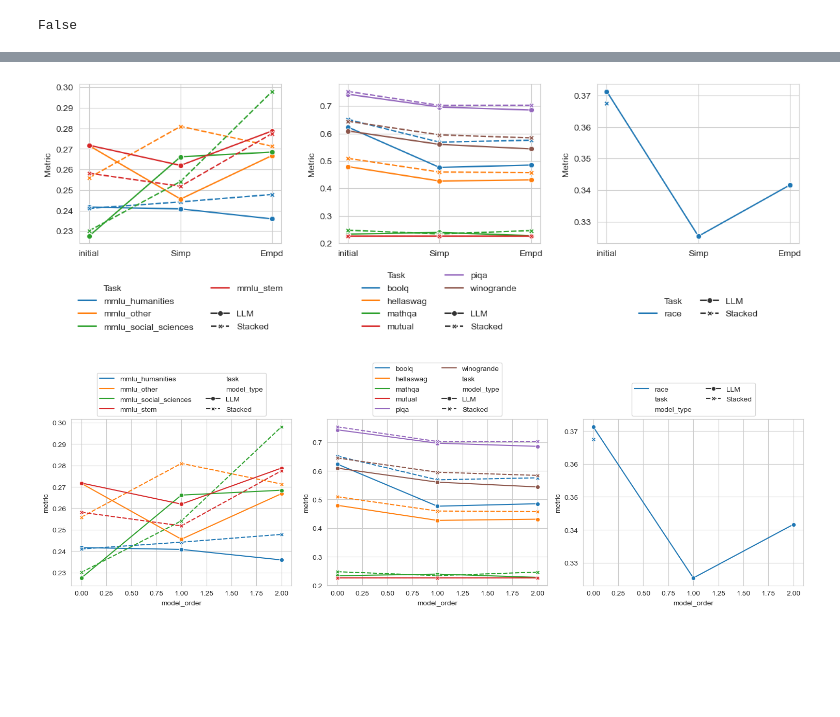
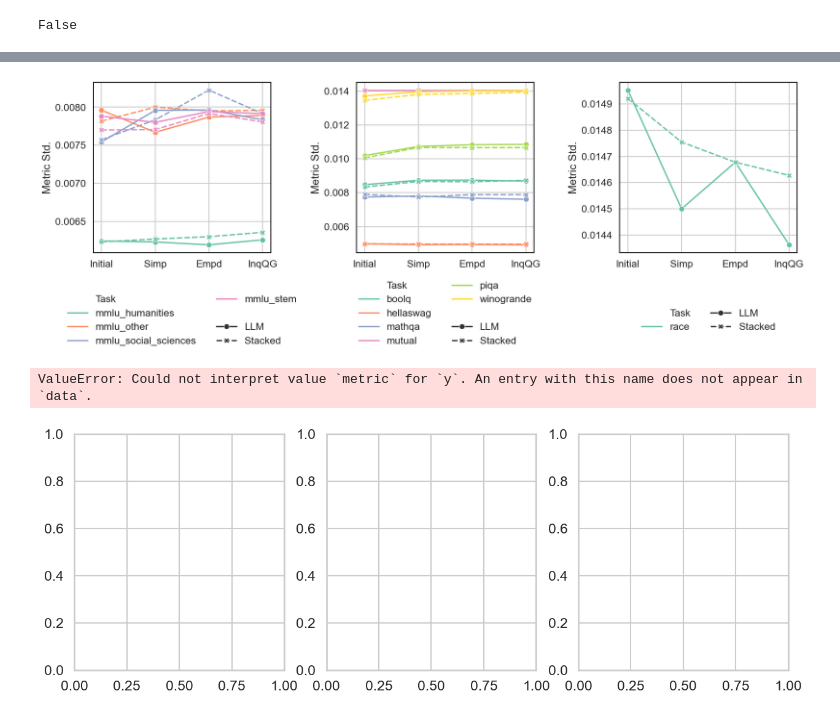
Before and after one commit to egesualp/growth-vs-forgetting, a Jupyter notebook: notebooks/evaluation_results.ipynb, the cells around one changed output, grey strips where cells are left out. Saved outputs shown, nothing was run; the diff lists cells and outputs as text; code cells hidden in the pictures; blank space fills up the shorter version.

```diff
--- a/notebooks/evaluation_results.ipynb
+++ b/notebooks/evaluation_results.ipynb
@@ -309,2 +402,4 @@ for i, key in df_all[['category', 'task']].drop_duplicates().iterrows():
 # %%
 df_all['metric'] = df_all.apply(lambda row: row[mapping[row['task']]] if row['task'] in mapping else None, axis=1)
+# %%
+df_all['metric_std'] = df_all.apply(lambda row: row[mapping_std[row['task']]] if row['task'] in mapping_std else None, axis=1)
@@ -329,8 +434,10 @@ df_all.dropna(subset=['metric']).pivot_table(columns='model', index=['category',
 | 31 | Rs | piqa | 0.743199 | 0.753536 | 0.696409 | 0.685528 | ... |
 | 32 | Rs | winogrande | 0.609313 | 0.644830 | 0.560379 | 0.543804 | ... |
 # %%
-df_all_clean = df_all[['model_type', 'model_order', 'model', 'category', 'task', 'metric']]
+df_all_clean = df_all[['model_type', 'model_order', 'model', 'category', 'task', 'metric', 'metric_std']]
 df_all_clean = df_all_clean.dropna(subset=['metric'])
 df_all_clean['metric'] = df_all_clean['metric'].astype(float)
+df_all_clean['metric_std'] = df_all_clean['metric_std'].astype(float)
+
 df_all_clean
 # %% [output]
@@ -377,2 +629,5 @@ df_pivot_llm.loc['Rs'].iloc[:,:-1].T.plot()
 # %%
-df_pivot = df_all_clean.pivot(index=['model_type','category','task'], columns='model_order', values='metric')
+df_pivot = df_all_clean.drop_duplicates().pivot(index=['model_type','category','task'], columns='model_order', values='metric')
+df_pivot_std = df_all_clean.drop_duplicates().pivot(index=['model_type','category','task'], columns='model_order', values='metric_std')
+df_pivot.reset_index(inplace=True)
+df_pivot_std.reset_index(inplace=True)
@@ -418,2 +675,4 @@ TypeError: unsupported operand type(s) for -: 'float' and 'str'
 # %%
 df_melt = pd.melt(df_pivot, id_vars=['model_type','category','task'], var_name='model_order', value_name='metric')
+# %%
+df_melt_std = pd.melt(df_pivot_std, id_vars=['model_type','category','task'], var_name='model_order', value_name='metric_std')
@@ -420,35 +748,44 @@ df_melt = pd.melt(df_pivot, id_vars=['model_type','category','task'], var_name='
 # %%
-custom_labels = ["initial", "Simp", "Empd"]
+custom_labels = ["Initial", "Simp", "Empd", "InqQG"]
+sns.set_palette("Set2")
 
-fig, axs = plt.subplots(1,3, figsize=(12,5))
-sns.lineplot(data=df_melt.query('category == "DK"'), x='model_order', y='metric', hue='task', style='model_type', markers=True, ax=axs[0])
-sns.lineplot(data=df_melt.query('category == "Rs"'), x='model_order', y='metric', hue='task', style='model_type', markers=True, ax=axs[1])
-sns.lineplot(data=df_melt.query('category == "RC"'), x='model_order', y='metric', hue='task', style='model_type', markers=True, ax=axs[2])
+df_melt_wo_fg = df_melt_std.query('model_order != "FG"')
+#fig, axs = plt.subplots(1,3, figsize=(12,5))
+sns.set_style('whitegrid')
+sns.set_context('talk')
+fig, axs = plt.subplots(1, 3, figsize=(18, 8), sharex=True)
+sns.lineplot(data=df_melt_wo_fg.query('category == "DK"'), x='model_order', y='metric_std', hue='task', style='model_type', markers=True, ax=axs[0])
+sns.lineplot(data=df_melt_wo_fg.query('category == "Rs"'), x='model_order', y='metric_std', hue='task', style='model_type', markers=True, ax=axs[1])
+sns.lineplot(data=df_melt_wo_fg.query('category == "RC"'), x='model_order', y='metric_std', hue='task', style='model_type', markers=True, ax=axs[2])
 for ax in axs:
     sns.move_legend(
         ax, "lower center",
         bbox_to_anchor=(.5,-0.6),
         ncol=2, title=None, frameon=False
     )
     legend = ax.get_legend()
     legend.texts[0].set_text("Task")
     # remove text from legend.texts[1]
     legend.texts[-3].set_text("")
+
     ax.set_xlabel("")
-    ax.set_ylabel("Metric")
-    ax.set_xticks([0, 1, 2])
+    ax.set_ylabel("Metric Std.")
+    ax.set_xticks([0, 1, 2, 3])
     ax.set_xticklabels(custom_labels)
+    for spine in ax.spines.values():
+        spine.set_edgecolor('black')  # Set the border color (dark)
+        spine.set_linewidth(1.5)        # Adjust the line width for visibility
 
 
 
 plt.tight_layout()
 # %% [output]
-[figure, old version]
+[figure, new version]
 # %%
 fig, axs = plt.subplots(1,3, figsize=(15,5))
-sns.lineplot(data=df_melt.query('category == "DK"'), x='model_order', y='metric', hue='task', style='model_type', markers=True, ax=axs[0])
-sns.lineplot(data=df_melt.query('category == "Rs"'), x='model_order', y='metric', hue='task', style='model_type', markers=True, ax=axs[1])
-sns.lineplot(data=df_melt.query('category == "RC"'), x='model_order', y='metric', hue='task', style='model_type', markers=True, ax=axs[2])
+sns.lineplot(data=df_melt_wo_fg.query('category == "DK"'), x='model_order', y='metric', hue='task', style='model_type', markers=True, ax=axs[0])
+sns.lineplot(data=df_melt_wo_fg.query('category == "Rs"'), x='model_order', y='metric', hue='task', style='model_type', markers=True, ax=axs[1])
+sns.lineplot(data=df_melt_wo_fg.query('category == "RC"'), x='model_order', y='metric', hue='task', style='model_type', markers=True, ax=axs[2])
 for ax in axs:
     # 1. Get the existing legend’s handles and labels
     handles, labels = ax.get_legend_handles_labels()
@@ -494,6 +831,7 @@ for ax in axs:
 plt.tight_layout()
 plt.show()
 # %% [output]
+ValueError: Could not interpret value `metric` for `y`. An entry with this name does not appear in `data`.
-[figure, old version]
+[figure, new version]
 # %%
 df_tests = pd.read_csv(r'C:\Users\esual\Documents\local_repos\growth-vs-forgetting\src\utils\combined_metrics.csv')
```
Also changed, not shown: parts of 66 cells of this notebook, 4 other files.
